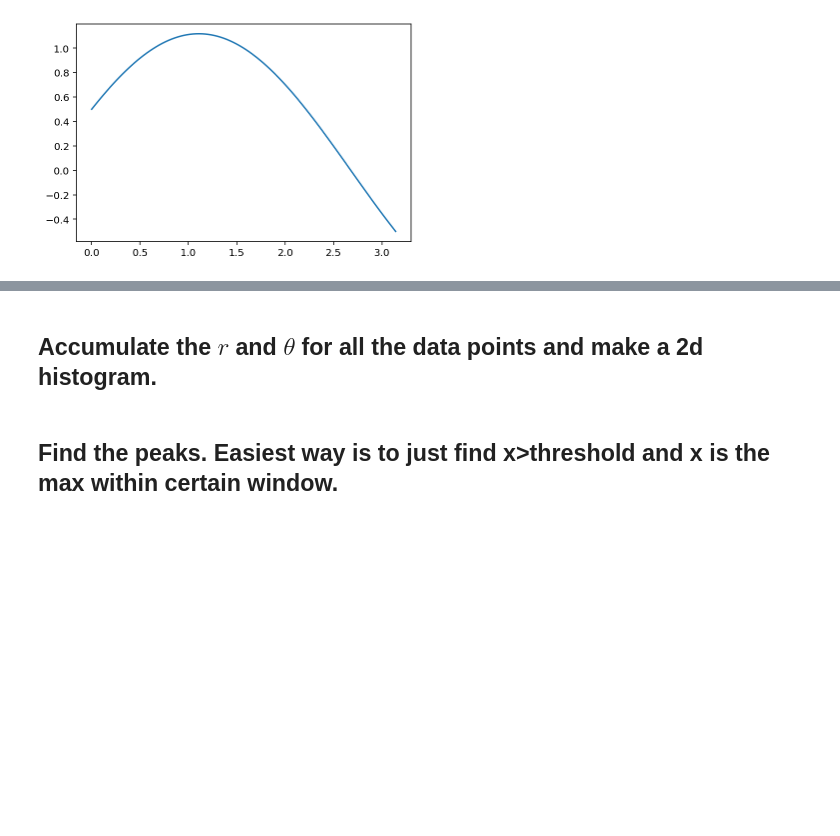
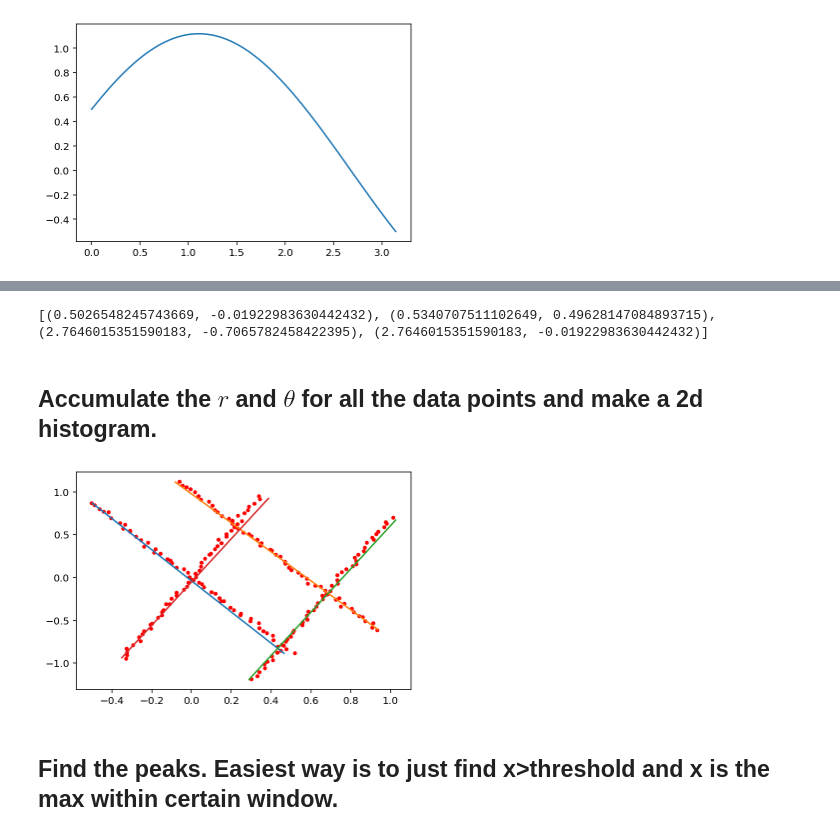
Before and after one commit to MUIC-Numerical-Methods-2018/extra-2-hough-transform, a Jupyter notebook: HoughTransform.ipynb, the cells around one changed output, grey strips where cells are left out. Cells and saved outputs as stored; diff of their text form; code cells hidden in the pictures; blank space fills up the shorter version.

```diff
--- a/HoughTransform.ipynb
+++ b/HoughTransform.ipynb
@@ -75,5 +83,21 @@ for x, y in data:
+# %%
+hough_peaks = []
+for (ix, iy), x in np.ndenumerate(h):
+    if x > 20:
+        if x == np.max(h[ix-3:ix+3, iy-3:iy+3]): # greaest is 7x7 windows
+            hough_peaks.append((ex[ix], ey[iy]))
+print(hough_peaks)
+# %% [output]
+[(0.5026548245743669, -0.01922983630442432), (0.5340707511102649, 0.49628147084893715), (2.7646015351590183, -0.7065782458422395), (2.7646015351590183, -0.01922983630442432)]
 # %% [markdown]
 ## Accumulate the $r$ and $\theta$ for all the data points and make a 2d histogram.
+# %%
+plt.plot(data[:, 0], data[:, 1], '.r')
+for theta, r in hough_peaks:
+    line = generate_line(r, theta)
+    plt.plot(line[:,0], line[:, 1])
+# %% [output]
+[figure, added]
 # %% [markdown]
 ## Find the peaks. Easiest way is to just find x>threshold and x is the max within certain window.
 # %% [markdown]
```
Also changed, not shown: parts of 2 cells of this notebook.
